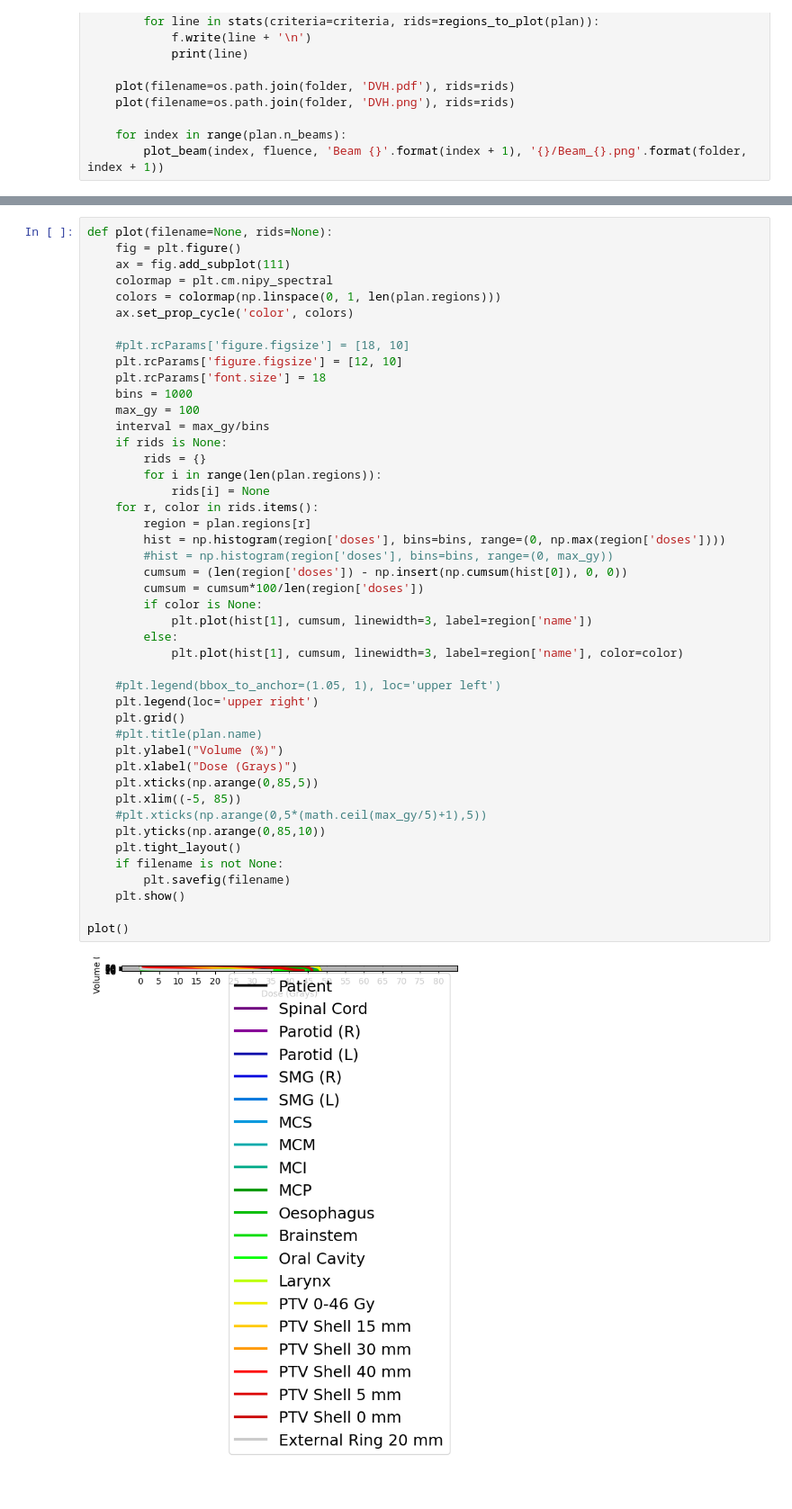
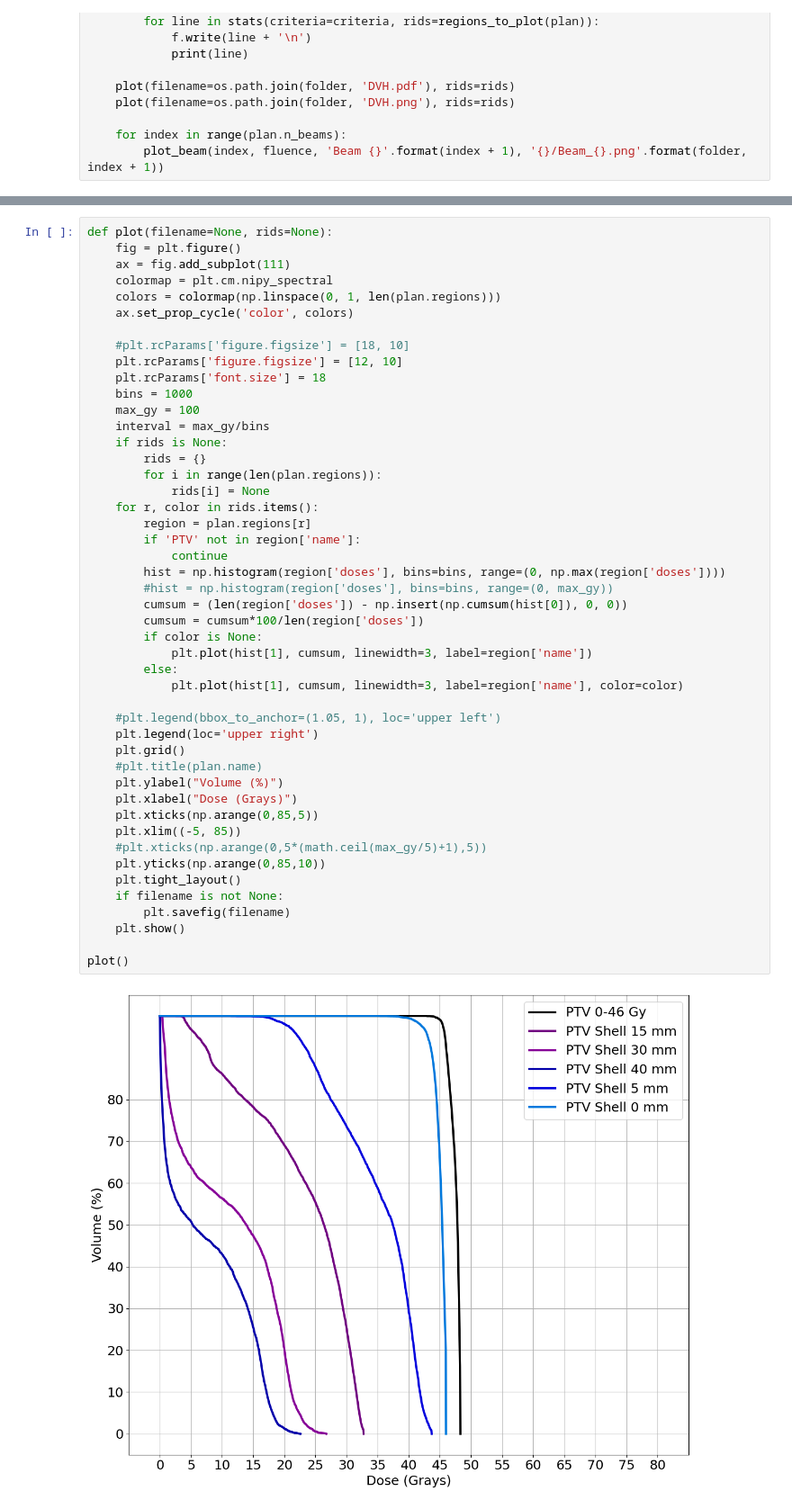
Before and after one commit to juanjoual/RT25, a Jupyter notebook: TROTS/Plan plots.ipynb, the cells around one changed output, grey strips where cells are left out. Shown at 90% size. Saved outputs shown, nothing was run; the diff lists cells and outputs as text.

```diff
--- a/TROTS/Plan plots.ipynb
+++ b/TROTS/Plan plots.ipynb
@@ -435,32 +435,34 @@ def plot(filename=None, rids=None):
         for i in range(len(plan.regions)):
             rids[i] = None
     for r, color in rids.items():
         region = plan.regions[r]
+        if 'PTV' not in region['name']:
+            continue
         hist = np.histogram(region['doses'], bins=bins, range=(0, np.max(region['doses'])))
         #hist = np.histogram(region['doses'], bins=bins, range=(0, max_gy))
         cumsum = (len(region['doses']) - np.insert(np.cumsum(hist[0]), 0, 0))
         cumsum = cumsum*100/len(region['doses'])
         if color is None:
             plt.plot(hist[1], cumsum, linewidth=3, label=region['name'])
         else:
             plt.plot(hist[1], cumsum, linewidth=3, label=region['name'], color=color)
 
     #plt.legend(bbox_to_anchor=(1.05, 1), loc='upper left')
     plt.legend(loc='upper right')
     plt.grid()
     #plt.title(plan.name)
     plt.ylabel("Volume (%)")
     plt.xlabel("Dose (Grays)")
     plt.xticks(np.arange(0,85,5))
     plt.xlim((-5, 85))
     #plt.xticks(np.arange(0,5*(math.ceil(max_gy/5)+1),5))
     plt.yticks(np.arange(0,85,10))
     plt.tight_layout()
     if filename is not None:
         plt.savefig(filename)
     plt.show()
 
 plot()
 # %% [output]
-[figure, old version]
+[figure, new version]
 # %%
```
Also changed, not shown: parts of 5 cells of this notebook, 6 other files.
